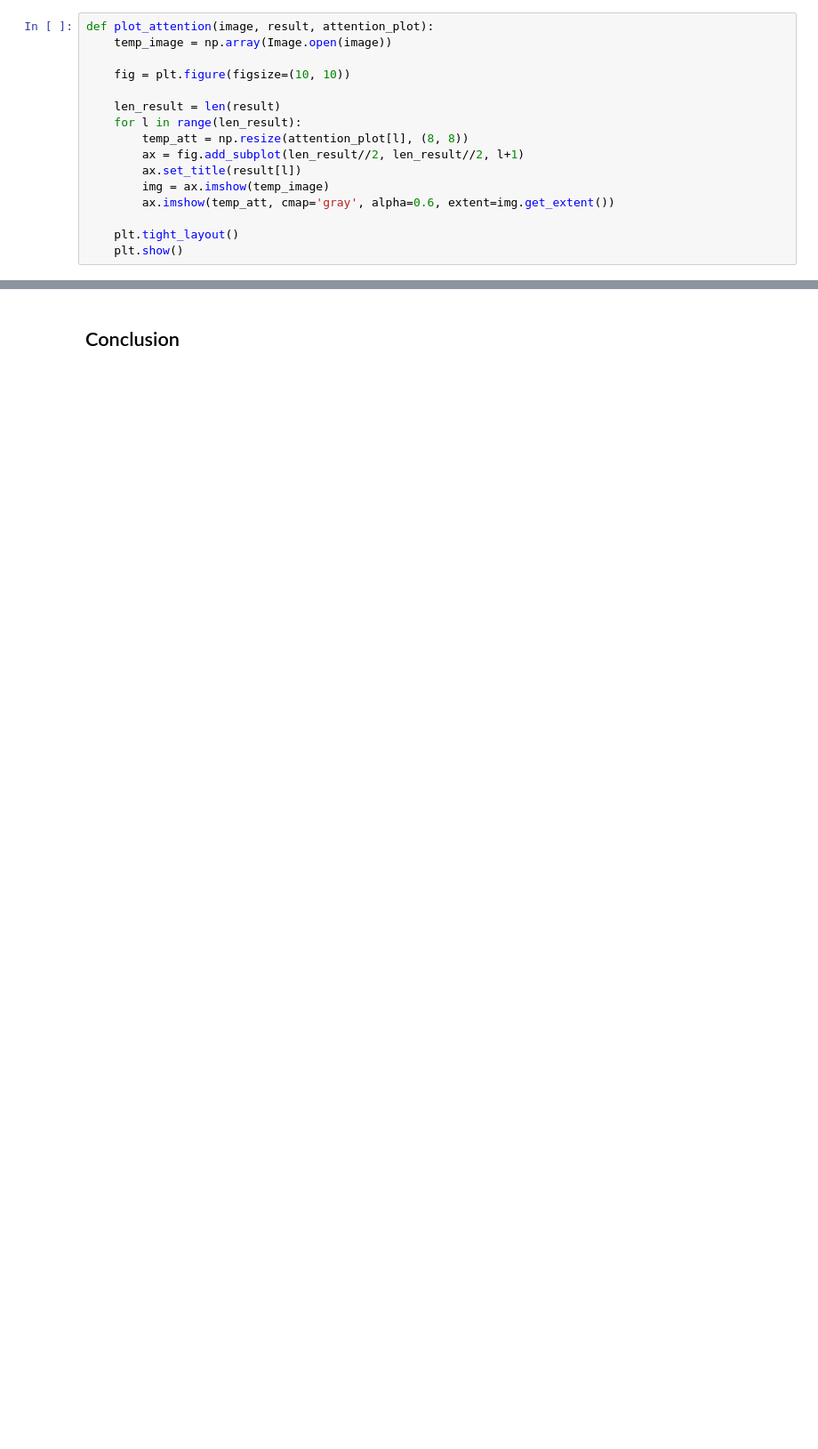
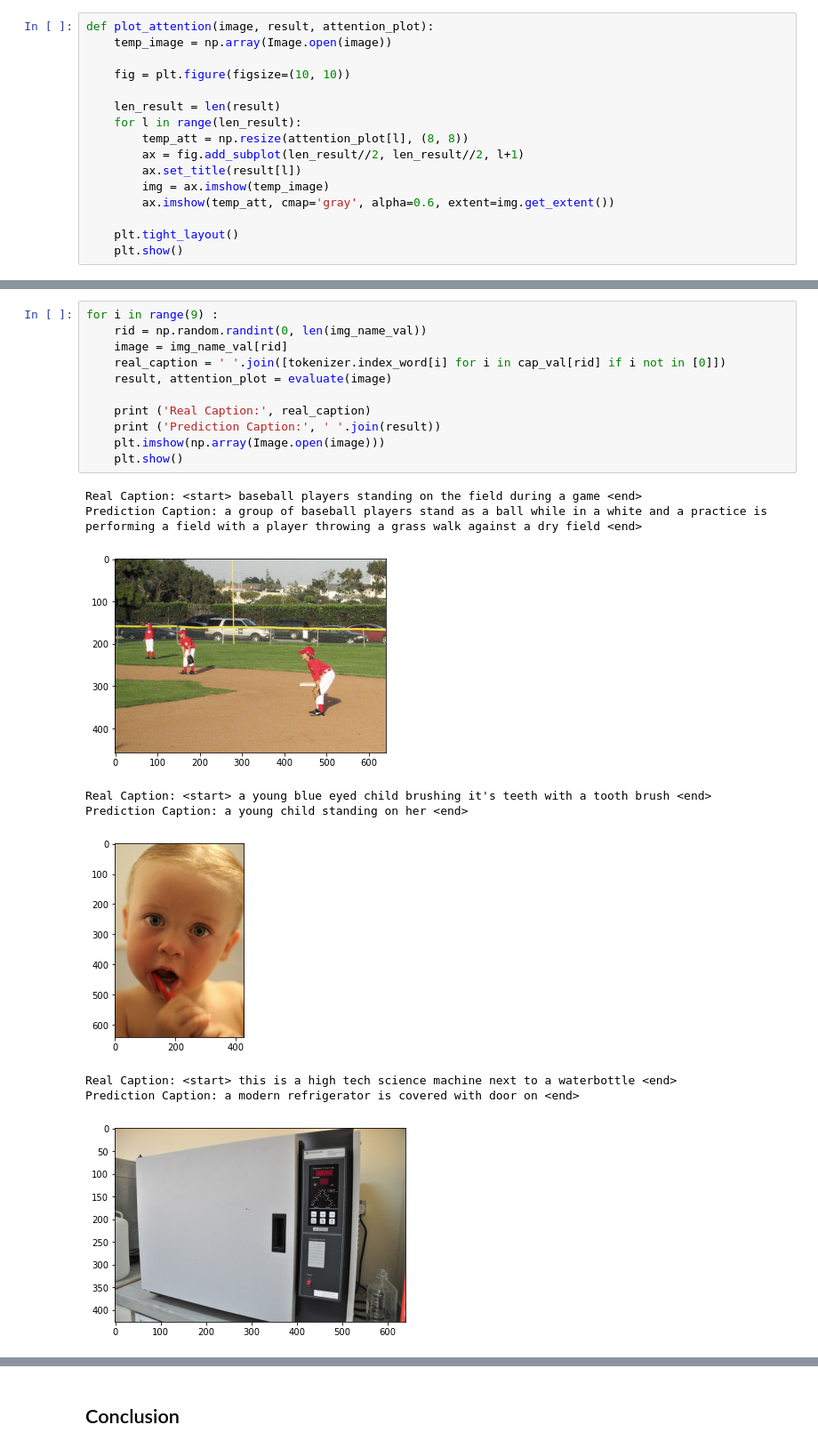
Before and after one commit to Eager31/Projet-data-science-livrable-3, a Jupyter notebook: Livrable3.ipynb, the cells around one changed output, grey strips where cells are left out. Shown at 89% size. Cells and saved outputs as stored; diff of their text form; blank space fills up the shorter version.

```diff
--- a/Livrable3.ipynb
+++ b/Livrable3.ipynb
@@ -720,0 +789,21 @@ Prediction Caption: a young man riding on water wave in the water <end>
+# %%
+for i in range(9) :
+    rid = np.random.randint(0, len(img_name_val))
+    image = img_name_val[rid]
+    real_caption = ' '.join([tokenizer.index_word[i] for i in cap_val[rid] if i not in [0]])
+    result, attention_plot = evaluate(image)
+
+    print ('Real Caption:', real_caption)
+    print ('Prediction Caption:', ' '.join(result))
+    plt.imshow(np.array(Image.open(image)))
+    plt.show()
+# %% [output]
+Real Caption: <start> baseball players standing on the field during a game <end>
+Prediction Caption: a group of baseball players stand as a ball while in a white and a practice is performing a field with a player throwing a grass walk against a dry field <end>
+[figure, added]
+Real Caption: <start> a young blue eyed child brushing it's teeth with a tooth brush <end>
+Prediction Caption: a young child standing on her <end>
+[figure, added]
+Real Caption: <start> this is a high tech science machine next to a waterbottle <end>
+Prediction Caption: a modern refrigerator is covered with door on <end>
+[figure, added]
```
Also changed, not shown: parts of 68 cells of this notebook.
